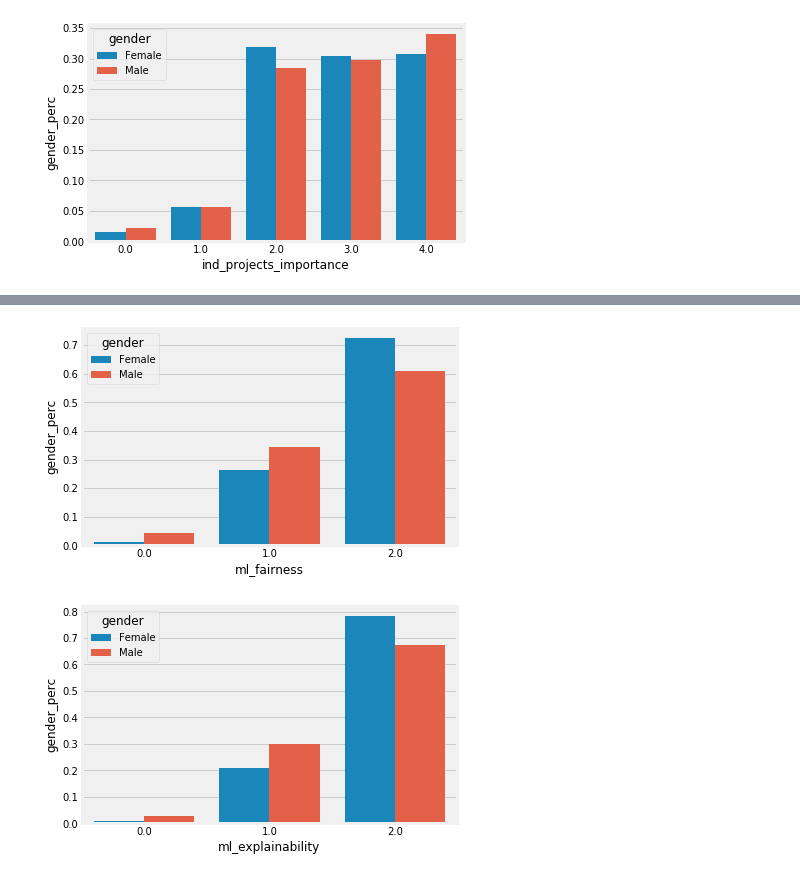
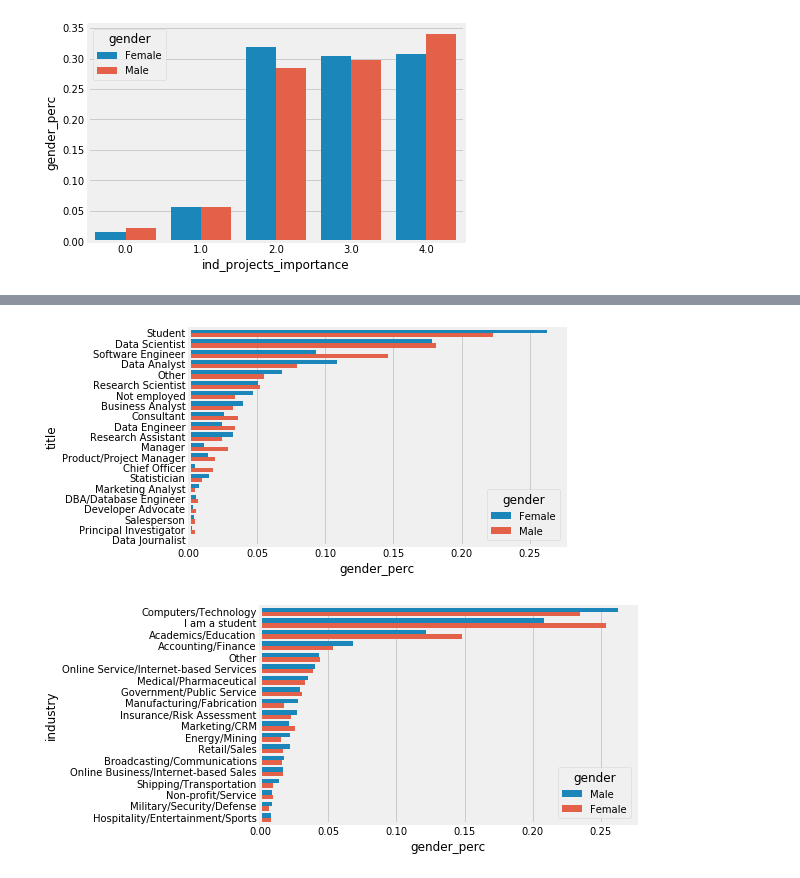
Before and after one commit to lopez-/kaggle_projects, a Jupyter notebook: 2018_survey/clean.ipynb, the cells around one changed output, grey strips where cells are left out. Drawn from its saved outputs; the diff is of its cells as text; code cells hidden in the pictures.

```diff
--- a/2018_survey/clean.ipynb
+++ b/2018_survey/clean.ipynb
@@ -103,6 +103,8 @@ df['ind_projects_importance'] = multiple_choice.Q40[1:].apply(convert_ind_projec
 df['ml_fairness'] = multiple_choice.Q41_Part_1[1:].apply(importance_scale)
 df['ml_explainability'] = multiple_choice.Q41_Part_2[1:].apply(importance_scale)
 df['ml_reproducibility'] = multiple_choice.Q41_Part_3[1:].apply(importance_scale)
+df['title'] = multiple_choice.Q6[1:]
+df['industry'] = multiple_choice.Q7[1:]
 
 df = df[df.gender.isin(['Male', 'Female'])]
 # %%
@@ -265,50 +374,50 @@ plt.show()
 # %%
 df_plot = sqldf("""
 with total_counts as (
     select gender, count(*) as gender_count
     from df
-    where ml_fairness is not null
+    where title is not null
     group by 1
 )
-select df.ml_fairness, df.gender, tc.gender_count, count(*), count(*)*1.0/tc.gender_count as gender_perc
+select df.title, df.gender, tc.gender_count, count(*), count(*)*1.0/tc.gender_count as gender_perc
 from df
 join total_counts tc on df.gender = tc.gender
-where df.gender = 'Female' and df.ml_fairness is not null
+where df.gender = 'Female' and df.title is not null
 group by 1, 2, 3
 UNION ALL
-select df.ml_fairness, df.gender, tc.gender_count, count(*), count(*)*1.0/tc.gender_count as gender_perc
+select df.title, df.gender, tc.gender_count, count(*), count(*)*1.0/tc.gender_count as gender_perc
 from df
 join total_counts tc on df.gender = tc.gender
-where df.gender = 'Male' and df.ml_fairness is not null
+where df.gender = 'Male' and df.title is not null
 group by 1, 2, 3
 """)
 
-sns.barplot(x='ml_fairness', y='gender_perc', hue='gender', data=df_plot.sort_values(by='ml_fairness'))
+sns.barplot(x='gender_perc', y='title', hue='gender', data=df_plot.sort_values(by='gender_perc', ascending = False))
 plt.show()
 # %% [output]
-[figure, old version]
+[figure, new version]
 # %%
 df_plot = sqldf("""
 with total_counts as (
     select gender, count(*) as gender_count
     from df
-    where ml_explainability is not null
+    where industry is not null
     group by 1
 )
-select df.ml_explainability, df.gender, tc.gender_count, count(*), count(*)*1.0/tc.gender_count as gender_perc
+select df.industry, df.gender, tc.gender_count, count(*), count(*)*1.0/tc.gender_count as gender_perc
 from df
 join total_counts tc on df.gender = tc.gender
-where df.gender = 'Female' and df.ml_explainability is not null
+where df.gender = 'Female' and df.industry is not null
 group by 1, 2, 3
 UNION ALL
-select df.ml_explainability, df.gender, tc.gender_count, count(*), count(*)*1.0/tc.gender_count as gender_perc
+select df.industry, df.gender, tc.gender_count, count(*), count(*)*1.0/tc.gender_count as gender_perc
 from df
 join total_counts tc on df.gender = tc.gender
-where df.gender = 'Male' and df.ml_explainability is not null
+where df.gender = 'Male' and df.industry is not null
 group by 1, 2, 3
 """)
 
-sns.barplot(x='ml_explainability', y='gender_perc', hue='gender', data=df_plot.sort_values(by='ml_explainability'))
+sns.barplot(x='gender_perc', y='industry', hue='gender', data=df_plot.sort_values(by='gender_perc', ascending = False))
 plt.show()
 # %% [output]
-[figure, old version]
+[figure, new version]
```
Also changed, not shown: parts of 6 cells of this notebook.
